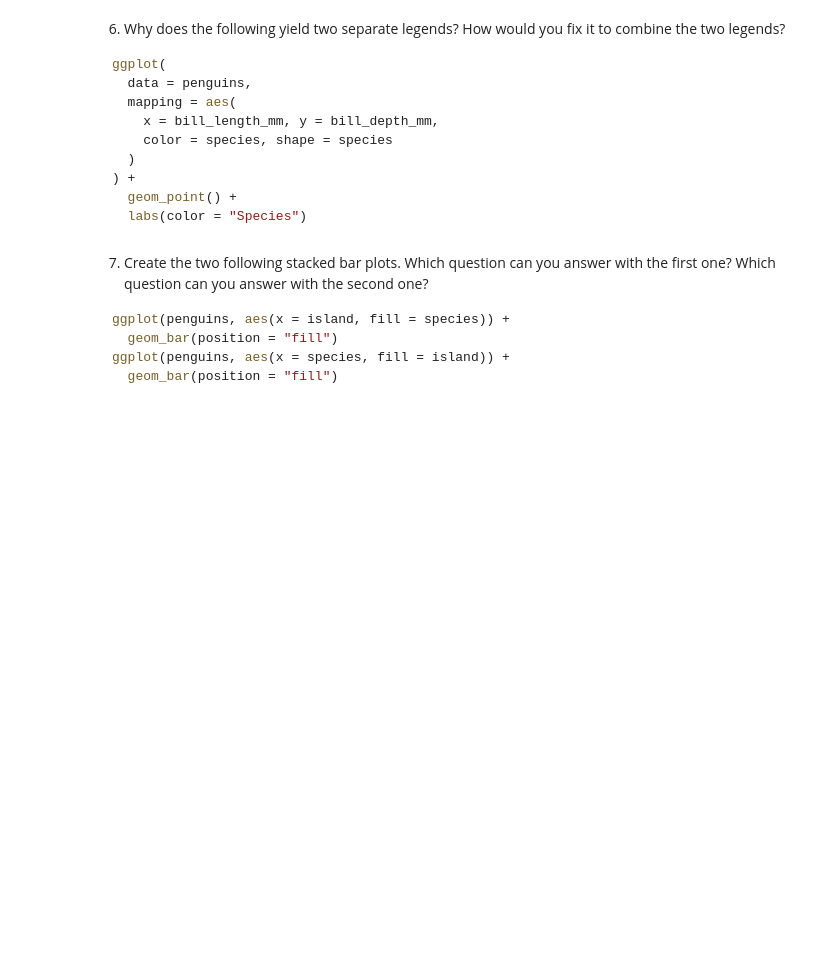
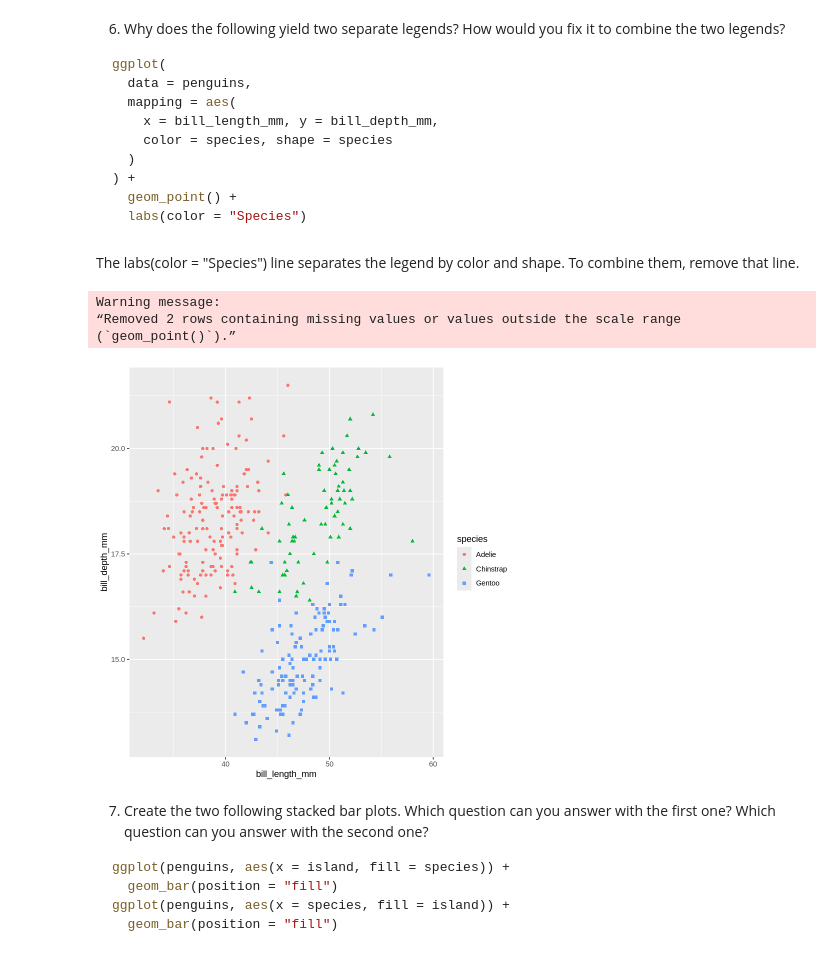
Before and after one commit to Brandy-Corwin/R-for-DS-exercises, a Jupyter notebook: Week 1 Assignments/1.5.5_exercises.ipynb, the cells around one changed output. Saved outputs shown, nothing was run; the diff lists cells and outputs as text; code cells hidden in the pictures; blank space fills up the shorter version.

````diff
--- a/Week 1 Assignments/1.5.5_exercises.ipynb
+++ b/Week 1 Assignments/1.5.5_exercises.ipynb
@@ -133,6 +153,22 @@ ggplot(
   geom_point() +
   labs(color = "Species")
 ```
+# %% [markdown]
+The labs(color = "Species") line separates the legend by color and shape. To combine them, remove that line.
+# %%
+ggplot(
+  data = penguins,
+  mapping = aes(
+    x = bill_length_mm, y = bill_depth_mm,
+    color = species, shape = species
+  )
+) +
+  geom_point()
+# %% [output]
+Warning message:
+“Removed 2 rows containing missing values or values outside the scale range
+(`geom_point()`).”
+[figure, added]
 # %% [markdown]
 7. Create the two following stacked bar plots. Which question can you answer with the first one? Which question can you answer with the second one?
 ```r
````
Also changed, not shown: parts of 5 cells of this notebook, 2 other files.
